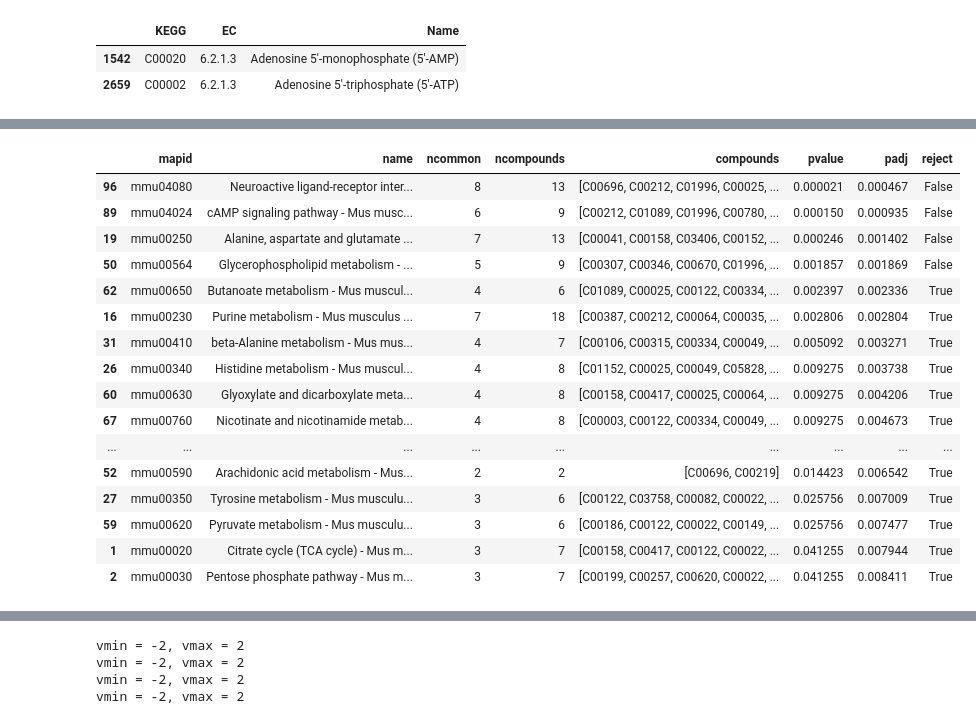
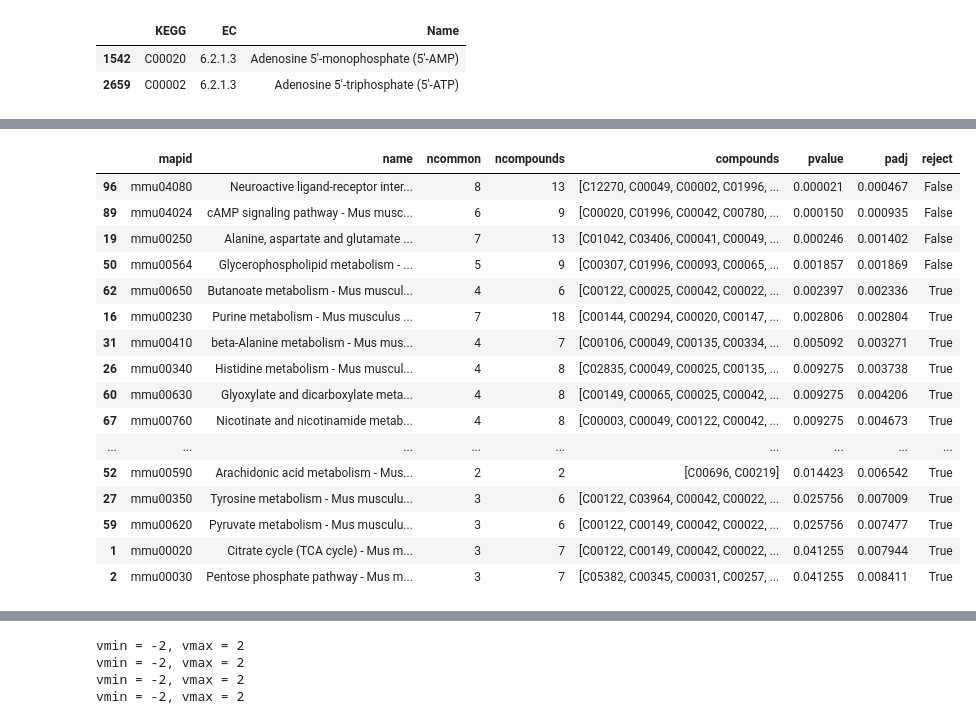
Before and after one commit to menchelab/novarinocollab, a Jupyter notebook: notebooks/metabo_analysis.ipynb, the cells around one changed output, grey strips where cells are left out. Cells and saved outputs as stored; diff of their text form; code cells hidden in the pictures.

Commit message:
check fisher_exact function, display downreg

```diff
--- a/notebooks/metabo_analysis.ipynb
+++ b/notebooks/metabo_analysis.ipynb
@@ -505,7 +505,7 @@ upreg, downreg = get_diff_reg_compounds(
     pvalcol,
     pvalcol[:-2]
 )
-overlaps = compute_overlaps(upreg.KEGG.to_list(), selected_pathways, metabo.KEGG.to_list())
-overlaps
+overlaps_up = compute_overlaps(upreg.KEGG.to_list(), selected_pathways, metabo.KEGG.to_list())
+overlaps_up
 # %% [output]
 |  | mapid | name | ncommon | ncompounds | compounds |
@@ -569,11 +586,24 @@ def fdrcorrection(df, fdr = 0.05):
 # M is the number of background genes and is taken from the raw excel file
 # as this is the true background for the compounds
 M = 396
-overlaps['pvalue'] = overlaps.apply(
+overlaps_up['pvalue'] = overlaps_up.apply(
     lambda x: pvalue(x.ncommon, M, x.ncompounds, len(upreg)),
     axis = 1
 )
-overlaps = fdrcorrection(overlaps)
-overlaps
+# overlaps['fisher'] = overlaps.apply(
+#     lambda x: fisher_exact(
+#         np.array(
+#             [
+#                 [x.ncommon, x.ncompounds - x.ncommon],
+#                 [len(upreg) - x.ncommon, M - (len(upreg) + x.ncompounds - x.ncommon)]
+#             ]
+#         ),
+#         alternative = 'greater'
+#     )[1],
+#     axis = 1
+# )
+
+overlaps_up = fdrcorrection(overlaps_up)
+overlaps_up
 # %% [output]
 |  | mapid | name | ncommon | ncompounds | compounds | pvalue | padj | reject |
@@ -590,22 +620,22 @@ overlaps
 | 106 | mmu04512 | ECM-receptor interaction - Mus mu... | 0 | 0 | [] | 1.000000 | 0.050000 | True |
 107 rows × 8 columns
 # %%
-overlaps[overlaps.pvalue <= 0.05]
+overlaps_up[overlaps_up.pvalue <= 0.05]
 # %% [output]
 |  | mapid | name | ncommon | ncompounds | compounds | pvalue | padj | reject |
-| 96 | mmu04080 | Neuroactive ligand-receptor inter... | 8 | 13 | [C00696, C00212, C01996, C00025, ... | 0.000021 | 0.000467 | False |
-| 89 | mmu04024 | cAMP signaling pathway - Mus musc... | 6 | 9 | [C00212, C01089, C01996, C00780, ... | 0.000150 | 0.000935 | False |
-| 19 | mmu00250 | Alanine, aspartate and glutamate ... | 7 | 13 | [C00041, C00158, C03406, C00152, ... | 0.000246 | 0.001402 | False |
-| 50 | mmu00564 | Glycerophospholipid metabolism - ... | 5 | 9 | [C00307, C00346, C00670, C01996, ... | 0.001857 | 0.001869 | False |
-| 62 | mmu00650 | Butanoate metabolism - Mus muscul... | 4 | 6 | [C01089, C00025, C00122, C00334, ... | 0.002397 | 0.002336 | True |
-| 16 | mmu00230 | Purine metabolism - Mus musculus ... | 7 | 18 | [C00387, C00212, C00064, C00035, ... | 0.002806 | 0.002804 | True |
-| 31 | mmu00410 | beta-Alanine metabolism - Mus mus... | 4 | 7 | [C00106, C00315, C00334, C00049, ... | 0.005092 | 0.003271 | True |
-| 26 | mmu00340 | Histidine metabolism - Mus muscul... | 4 | 8 | [C01152, C00025, C00049, C05828, ... | 0.009275 | 0.003738 | True |
-| 60 | mmu00630 | Glyoxylate and dicarboxylate meta... | 4 | 8 | [C00158, C00417, C00025, C00064, ... | 0.009275 | 0.004206 | True |
-| 67 | mmu00760 | Nicotinate and nicotinamide metab... | 4 | 8 | [C00003, C00122, C00334, C00049, ... | 0.009275 | 0.004673 | True |
+| 96 | mmu04080 | Neuroactive ligand-receptor inter... | 8 | 13 | [C12270, C00049, C00002, C01996, ... | 0.000021 | 0.000467 | False |
+| 89 | mmu04024 | cAMP signaling pathway - Mus musc... | 6 | 9 | [C00020, C01996, C00042, C00780, ... | 0.000150 | 0.000935 | False |
+| 19 | mmu00250 | Alanine, aspartate and glutamate ... | 7 | 13 | [C01042, C03406, C00041, C00049, ... | 0.000246 | 0.001402 | False |
+| 50 | mmu00564 | Glycerophospholipid metabolism - ... | 5 | 9 | [C00307, C01996, C00093, C00065, ... | 0.001857 | 0.001869 | False |
+| 62 | mmu00650 | Butanoate metabolism - Mus muscul... | 4 | 6 | [C00122, C00025, C00042, C00022, ... | 0.002397 | 0.002336 | True |
+| 16 | mmu00230 | Purine metabolism - Mus musculus ... | 7 | 18 | [C00144, C00294, C00020, C00147, ... | 0.002806 | 0.002804 | True |
+| 31 | mmu00410 | beta-Alanine metabolism - Mus mus... | 4 | 7 | [C00106, C00049, C00135, C00334, ... | 0.005092 | 0.003271 | True |
+| 26 | mmu00340 | Histidine metabolism - Mus muscul... | 4 | 8 | [C02835, C00049, C00025, C00135, ... | 0.009275 | 0.003738 | True |
+| 60 | mmu00630 | Glyoxylate and dicarboxylate meta... | 4 | 8 | [C00149, C00065, C00025, C00042, ... | 0.009275 | 0.004206 | True |
+| 67 | mmu00760 | Nicotinate and nicotinamide metab... | 4 | 8 | [C00003, C00049, C00122, C00042, ... | 0.009275 | 0.004673 | True |
 | ... | ... | ... | ... | ... | ... | ... | ... | ... |
 | 52 | mmu00590 | Arachidonic acid metabolism - Mus... | 2 | 2 | [C00696, C00219] | 0.014423 | 0.006542 | True |
-| 27 | mmu00350 | Tyrosine metabolism - Mus musculu... | 3 | 6 | [C00122, C03758, C00082, C00022, ... | 0.025756 | 0.007009 | True |
-| 59 | mmu00620 | Pyruvate metabolism - Mus musculu... | 3 | 6 | [C00186, C00122, C00022, C00149, ... | 0.025756 | 0.007477 | True |
-| 1 | mmu00020 | Citrate cycle (TCA cycle) - Mus m... | 3 | 7 | [C00158, C00417, C00122, C00022, ... | 0.041255 | 0.007944 | True |
-| 2 | mmu00030 | Pentose phosphate pathway - Mus m... | 3 | 7 | [C00199, C00257, C00620, C00022, ... | 0.041255 | 0.008411 | True |
+| 27 | mmu00350 | Tyrosine metabolism - Mus musculu... | 3 | 6 | [C00122, C03964, C00042, C00022, ... | 0.025756 | 0.007009 | True |
+| 59 | mmu00620 | Pyruvate metabolism - Mus musculu... | 3 | 6 | [C00122, C00149, C00042, C00022, ... | 0.025756 | 0.007477 | True |
+| 1 | mmu00020 | Citrate cycle (TCA cycle) - Mus m... | 3 | 7 | [C00122, C00149, C00042, C00022, ... | 0.041255 | 0.007944 | True |
+| 2 | mmu00030 | Pentose phosphate pathway - Mus m... | 3 | 7 | [C05382, C00345, C00031, C00257, ... | 0.041255 | 0.008411 | True |
```
Also changed, not shown: parts of 5 cells of this notebook.
